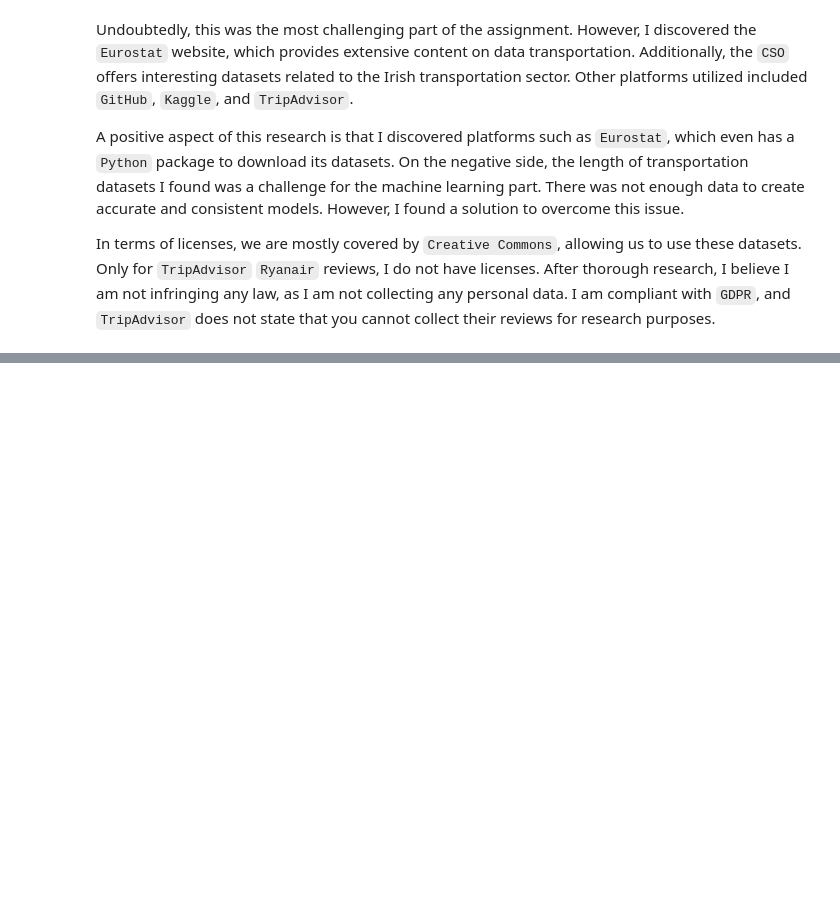
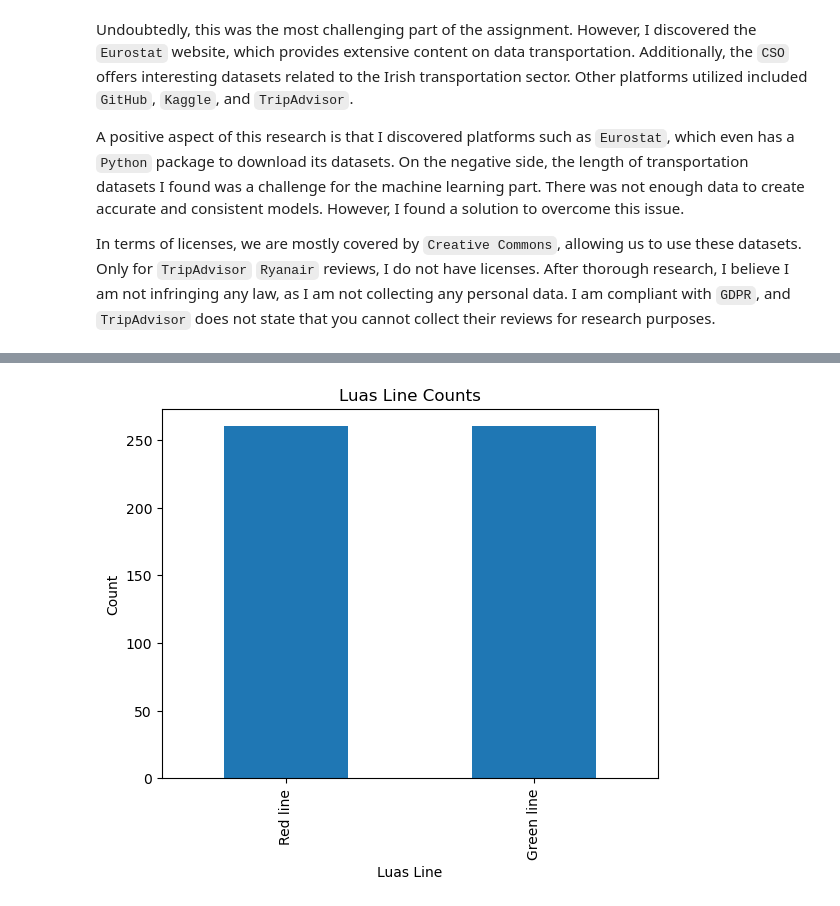
Before and after one commit to JoseRicoCct/CA2_Integrated_Assesment_MSc_Data_Analytics_CCT_Semester_1, a Jupyter notebook: CA2_Data_Visualisation_Code_sba23021.ipynb, the cells around one changed output, grey strips where cells are left out. Cells and saved outputs as stored; diff of their text form; code cells hidden in the pictures; blank space fills up the shorter version.

```diff
--- a/CA2_Data_Visualisation_Code_sba23021.ipynb
+++ b/CA2_Data_Visualisation_Code_sba23021.ipynb
@@ -15,0 +115,3 @@ Evaluate your raw data and detail, in depth, the various attributes and issues t
+# %%
+# Creating dataset dvdfa dropping values for 'All Luas lines' we want to focus on 'Red line' and 'Green line'
+dvdfa = dvdf[(dvdf['Luas_Line'] != 'All Luas lines')]
@@ -15,0 +133,13 @@ Evaluate your raw data and detail, in depth, the various attributes and issues t
+# %%
+# Convert the data to a pandas Series for easier plotting
+series_data = pd.Series(luas_line_counts)
+
+# Plotting
+
+series_data.plot(kind='bar')
+plt.title('Luas Line Counts')
+plt.xlabel('Luas Line')
+plt.ylabel('Count')
+plt.show()
+# %% [output]
+[figure, added]
```
Also changed, not shown: parts of 65 cells of this notebook, 1 other file.
